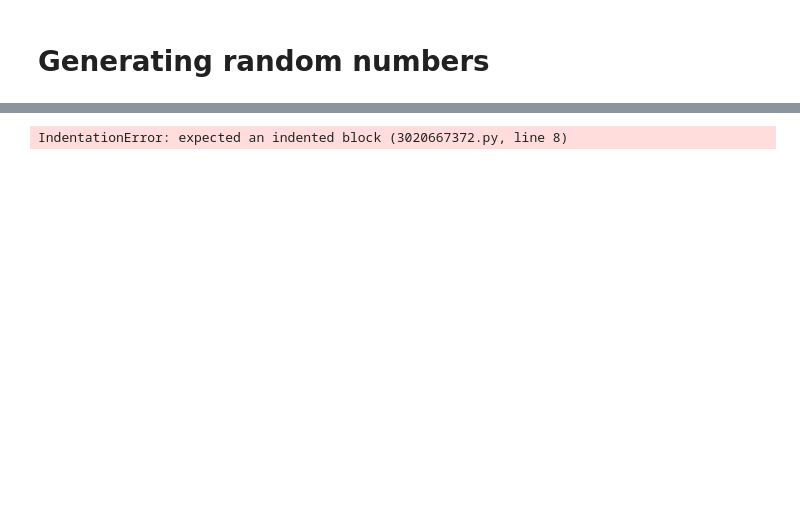
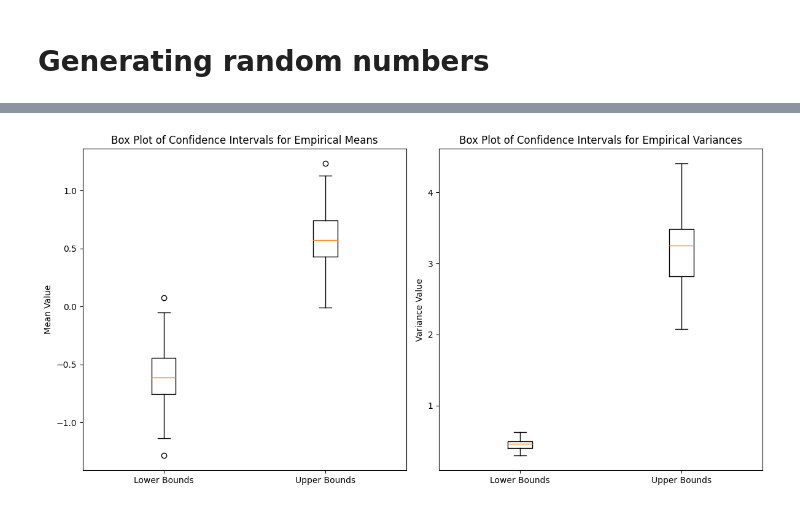
Before and after one commit to nielsenchristianole/stochastic_simulation, a Jupyter notebook: exercises_karl/ex2.ipynb, the cells around one changed output, grey strips where cells are left out. Cells and saved outputs as stored; diff of their text form; code cells hidden in the pictures; blank space fills up the shorter version.

```diff
--- a/exercises_karl/ex2.ipynb
+++ b/exercises_karl/ex2.ipynb
@@ -178,7 +178,7 @@ normal_sample = lambda u, mean, sqrt: mean + sqrt * np.sqrt(-2 * np.log(u)) * np
 # return mean + sqrt * np.sqrt(-2 * np.log(u)) * np.cos(2 * np.pi * u)
 
 
-def expontnential_sample(lamb):
+def exponential_sample(lamb):
     u = np.random.rand()
     return -np.log(u)/lamb
 
@@ -206,5 +206,49 @@ def sine_cosine_generation():
     random_sin = u2/R
 
     return random_cos, random_sin, u1, u2
-# %% [output]
-IndentationError: expected an indented block (3020667372.py, line 8)
+# %%
+import scipy.stats as stats
+
+means = []
+variances = []
+
+mean_conf_intervals = []
+variance_conf_intervals = []
+
+for i in range(100):
+    normal_samples = [normal_sample(0, 1) for _ in range(10)]
+
+    mean = np.mean(normal_samples)
+    variance = np.std(normal_samples)
+
+    # Remembered variance confidence interval as taken from https://online.stat.psu.edu/stat415/book/export/html/810
+    mean_conf_interval = [mean  - 1.96 * variance / np.sqrt(10), mean + 1.96 * variance / np.sqrt(10)]
+    variance_conf_interval = [(9*variance)/stats.chi2.ppf(0.975, 9), (9*variance)/stats.chi2.ppf(0.025, 9)]
+
+    mean_conf_intervals.append(mean_conf_interval)
+    variance_conf_intervals.append(variance_conf_interval)
+
+
+# Extracting the lower and upper bounds for plotting
+mean_lowers, mean_uppers = zip(*mean_conf_intervals)
+var_lowers, var_uppers = zip(*variance_conf_intervals)
+
+# Creating the box plots
+plt.figure(figsize=(12, 6))
+
+# Box plot for mean confidence intervals
+plt.subplot(1, 2, 1)
+plt.boxplot([mean_lowers, mean_uppers], labels=['Lower Bounds', 'Upper Bounds'])
+plt.title('Box Plot of Confidence Intervals for Empirical Means')
+plt.ylabel('Mean Value')
+
+# Box plot for variance confidence intervals
+plt.subplot(1, 2, 2)
+plt.boxplot([var_lowers, var_uppers], labels=['Lower Bounds', 'Upper Bounds'])
+plt.title('Box Plot of Confidence Intervals for Empirical Variances')
+plt.ylabel('Variance Value')
+
+plt.tight_layout()
+plt.show()
+# %% [output]
+[figure, added]
```
Also changed, not shown: parts of 2 cells of this notebook, 2 other files.
